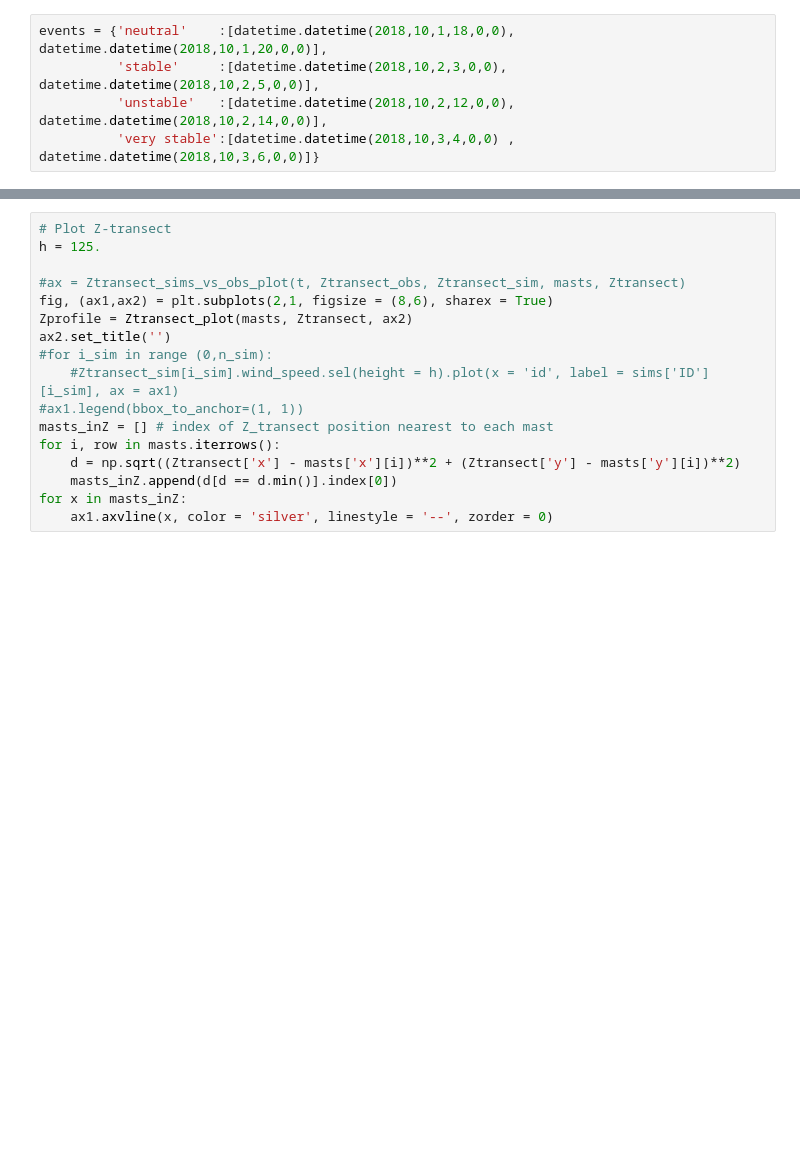
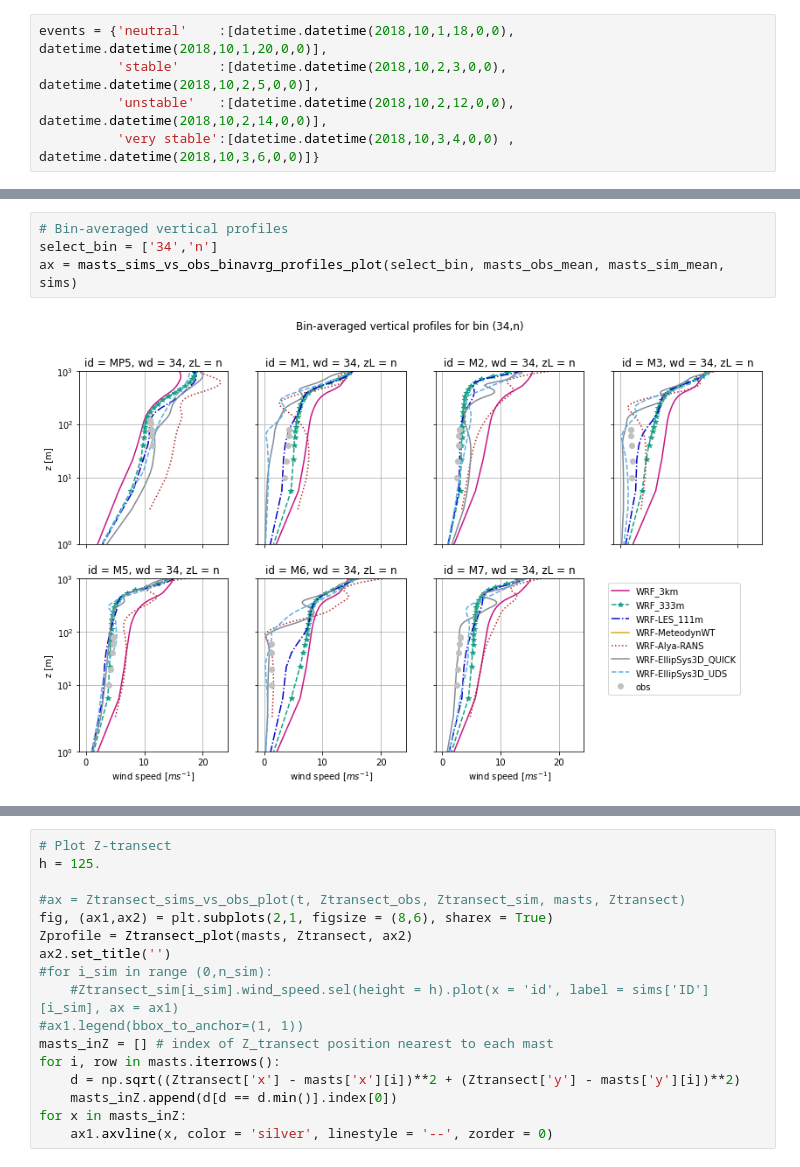
Before and after one commit to jsrodrigo/alex17, a Jupyter notebook: ALEX17_DiurnalCycles_Benchmark.ipynb, the cells around one changed output, grey strips where cells are left out. Drawn from its saved outputs; the diff is of its cells as text; blank space fills up the shorter version.

```diff
--- a/ALEX17_DiurnalCycles_Benchmark.ipynb
+++ b/ALEX17_DiurnalCycles_Benchmark.ipynb
@@ -257,0 +241,6 @@ ax = masts_sims_vs_obs_profiles_plot(events[event], masts_obs, masts_sim, sims)
+# %%
+# Bin-averaged vertical profiles
+select_bin = ['34','n']
+ax = masts_sims_vs_obs_binavrg_profiles_plot(select_bin, masts_obs_mean, masts_sim_mean, sims)
+# %% [output]
+[figure, added]
```
Also changed, not shown: parts of 5 cells of this notebook, 1 other file.
